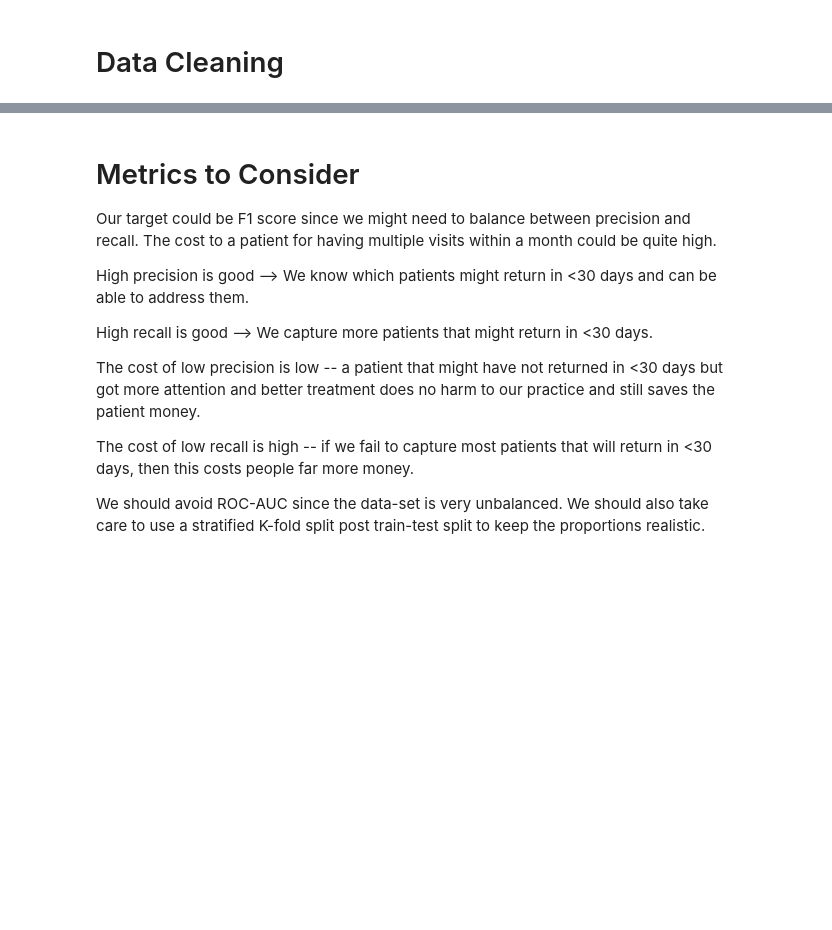
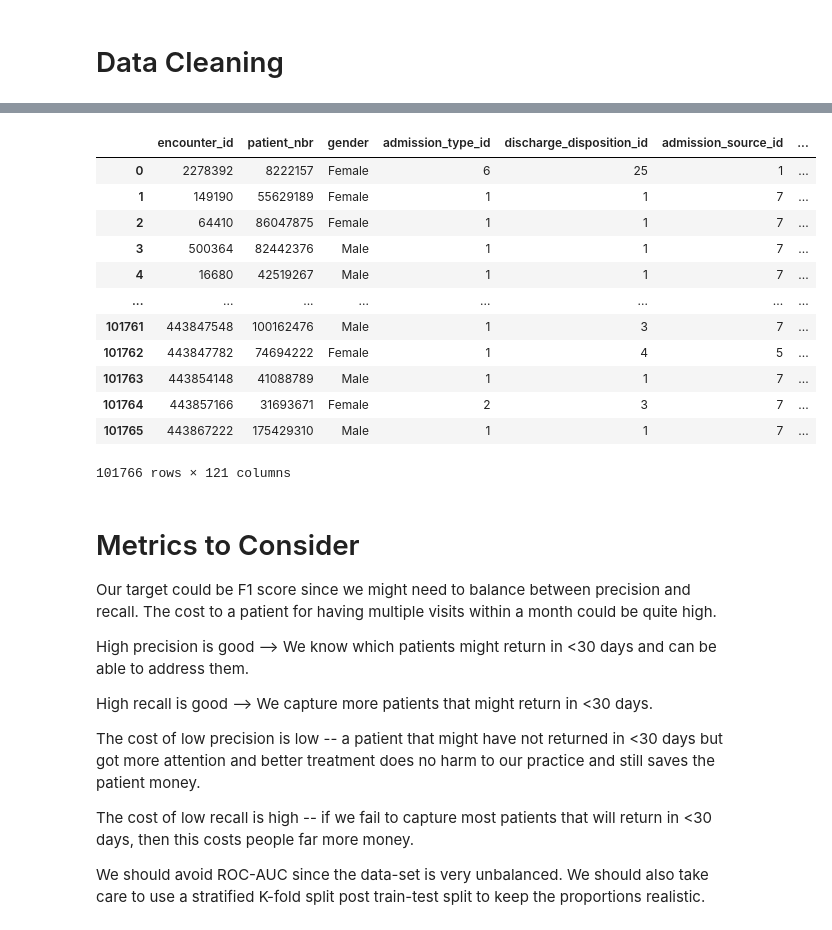
Before and after one commit to Erdos-Projects/fall-2026-hospital-readmission-for-diabetes, a Jupyter notebook: eda_and_cleaning.ipynb, the cells around one changed output, grey strips where cells are left out. Drawn from its saved outputs; the diff is of its cells as text; code cells hidden in the pictures; blank space fills up the shorter version.

Commit message:
One hot encoding for categorical variables

```diff
--- a/eda_and_cleaning.ipynb
+++ b/eda_and_cleaning.ipynb
@@ -434,2 +416,12 @@ df
 # %%
-df["glimepiride-pioglitazone"].value_counts()
+#All nine columns that can be encoded with binary. (2 unique values)
+
+df["acetohexamide"] = df["acetohexamide"].map({'No': 0, 'Steady':1})
+df["tolbutamide"] = df["tolbutamide"].map({'No': 0, 'Steady':1})
+df["troglitazone"] = df["troglitazone"].map({'No': 0, 'Steady':1})
+df["glipizide-metformin"] = df["glipizide-metformin"].map({'No': 0, 'Steady':1})
+df["glimepiride-pioglitazone"] = df["glimepiride-pioglitazone"].map({'No': 0, 'Steady':1})
+df["metformin-rosiglitazone"] = df["metformin-rosiglitazone"].map({'No': 0, 'Steady':1})
+df["metformin-pioglitazone"] = df["metformin-pioglitazone"].map({'No': 0, 'Steady':1})
+df["change"] = df["change"].map({'No': 0, 'Ch':1})
+df["diabetesMed"] = df["diabetesMed"].map({'No': 0, 'Yes':1})
@@ -448,3 +454,55 @@ Name: count, dtype: int64
+# %%
+#One Hot encoding
+mlb = MultiLabelBinarizer()
+
+#Turn all the multi-valued columns into indicator columns.
+
+for col in three_value_col:
+    col_encoded = pd.DataFrame(
+        mlb.fit_transform([value] for value in df[col]),
+        columns=mlb.classes_,
+        index=df.index,
+    ).add_prefix(f"{col}_")
+
+    #adjoins the new indicate columns to df, and delete the originial multi value column
+    df = pd.concat([df, col_encoded], axis=1)
+    df = df.drop(columns=col)
+
+for col in four_value_col:
+    col_encoded = pd.DataFrame(
+        mlb.fit_transform([value] for value in df[col]),
+        columns=mlb.classes_,
+        index=df.index,
+    ).add_prefix(f"{col}_")
+
+    #adjoins the new indicate columns to df, and delete the originial multi value column
+    df = pd.concat([df, col_encoded], axis=1)
+    df = df.drop(columns=col)
+
+for col in higher_value_col:
+    col_encoded = pd.DataFrame(
+        mlb.fit_transform([value] for value in df[col]),
+        columns=mlb.classes_,
+        index=df.index,
+    ).add_prefix(f"{col}_")
+
+    #adjoins the new indicate columns to df, and delete the originial multi value column
+    df = pd.concat([df, col_encoded], axis=1)
+    df = df.drop(columns=col)
+# %% [output]
+|  | encounter_id | patient_nbr | gender | admission_type_id | discharge_disposition_id | admission_source_id | ... |
+| 0 | 2278392 | 8222157 | Female | 6 | 25 | 1 | ... |
+| 1 | 149190 | 55629189 | Female | 1 | 1 | 7 | ... |
+| 2 | 64410 | 86047875 | Female | 1 | 1 | 7 | ... |
+| 3 | 500364 | 82442376 | Male | 1 | 1 | 7 | ... |
+| 4 | 16680 | 42519267 | Male | 1 | 1 | 7 | ... |
+| ... | ... | ... | ... | ... | ... | ... | ... |
+| 101761 | 443847548 | 100162476 | Male | 1 | 3 | 7 | ... |
+| 101762 | 443847782 | 74694222 | Female | 1 | 4 | 5 | ... |
+| 101763 | 443854148 | 41088789 | Male | 1 | 1 | 7 | ... |
+| 101764 | 443857166 | 31693671 | Female | 2 | 3 | 7 | ... |
+| 101765 | 443867222 | 175429310 | Male | 1 | 1 | 7 | ... |
+101766 rows × 121 columns
 # %% [markdown]
 # Metrics to Consider
 
```
Also changed, not shown: parts of 12 cells of this notebook, 1 other file.
